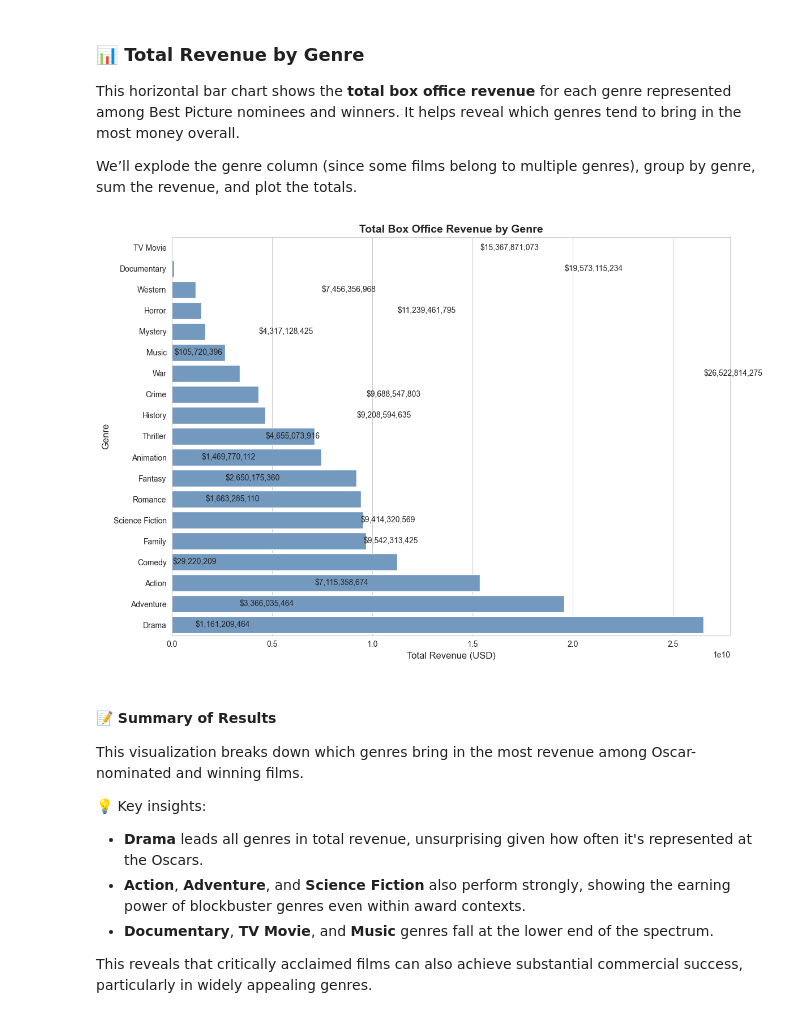
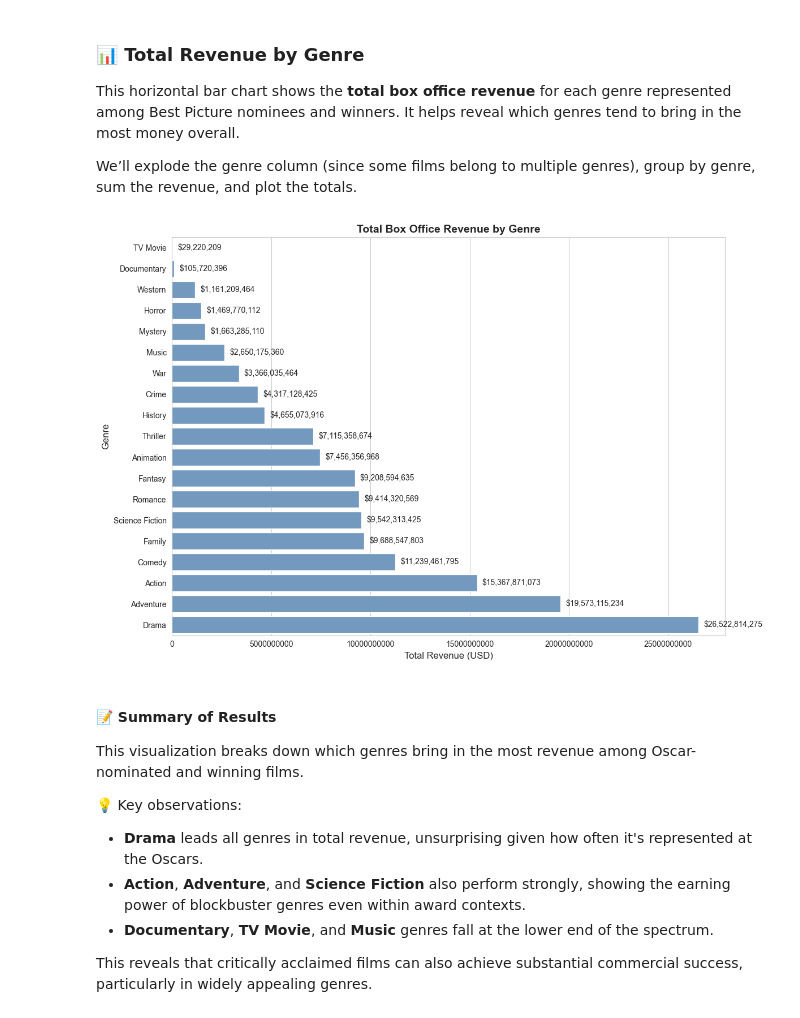
Before and after one commit to judd-jacobs/code-you-capstone, a Jupyter notebook: academy_awards_analysis.ipynb, the cells around one changed output. Saved outputs shown, nothing was run; the diff lists cells and outputs as text; code cells hidden in the pictures.

Commit message:
Error free through Total Box Office Revenue by Genre

```diff
--- a/academy_awards_analysis.ipynb
+++ b/academy_awards_analysis.ipynb
@@ -1075,45 +1075,51 @@ We’ll explode the genre column (since some films belong to multiple genres), g
 # Explode genres and calculate total revenue per genre
 genre_revenue = omdb_metadata_clean.merge(tmdb_genre_results, on=["film", "year"], how="left")
 genre_revenue = genre_revenue.rename(columns={"Genres": "genre"})
 genre_revenue = genre_revenue.explode("genre")
 
 genre_revenue_totals = (
     genre_revenue.groupby("genre")["boxOffice_clean"]
     .sum()
     .reset_index()
     .sort_values(by="boxOffice_clean", ascending=True)
 )
 
-# Format revenue for display
-genre_revenue_totals["label"] = genre_revenue_totals["boxOffice_clean"].apply(lambda x: f"${x:,.0f}")
-
 # Plot
 plt.figure(figsize=(12, 8))
 sns.set_style("whitegrid")
 ax = sns.barplot(
     data=genre_revenue_totals,
     y="genre",
     x="boxOffice_clean",
     color="#6699cc"
 )
 
 # Add labels
-for i, row in genre_revenue_totals.iterrows():
-    ax.text(row["boxOffice_clean"] + 5e6, i, row["label"], va="center", fontsize=10)
+for i, bar in enumerate(ax.patches):
+    value = genre_revenue_totals.iloc[i]["boxOffice_clean"]
+    label = f"${value:,.0f}"
+    ax.text(
+        bar.get_width() + genre_revenue_totals["boxOffice_clean"].max() * 0.01,
+        bar.get_y() + bar.get_height() / 2,
+        label,
+        va="center",
+        fontsize=10
+    )
 
+plt.ticklabel_format(style='plain', axis='x')
 plt.title("Total Box Office Revenue by Genre", fontsize=14, fontweight="bold")
 plt.xlabel("Total Revenue (USD)", fontsize=12)
 plt.ylabel("Genre", fontsize=12)
 plt.tight_layout()
 plt.show()
 # %% [output]
-[figure, old version]
+[figure, new version]
 # %% [markdown]
 #### 📝 Summary of Results
 
 This visualization breaks down which genres bring in the most revenue among Oscar-nominated and winning films.
 
-💡 Key insights:
+💡 Key observations:
 - **Drama** leads all genres in total revenue, unsurprising given how often it's represented at the Oscars.
 - **Action**, **Adventure**, and **Science Fiction** also perform strongly, showing the earning power of blockbuster genres even within award contexts.
 - **Documentary**, **TV Movie**, and **Music** genres fall at the lower end of the spectrum.
```
Also changed, not shown: parts of 1 cell of this notebook.
